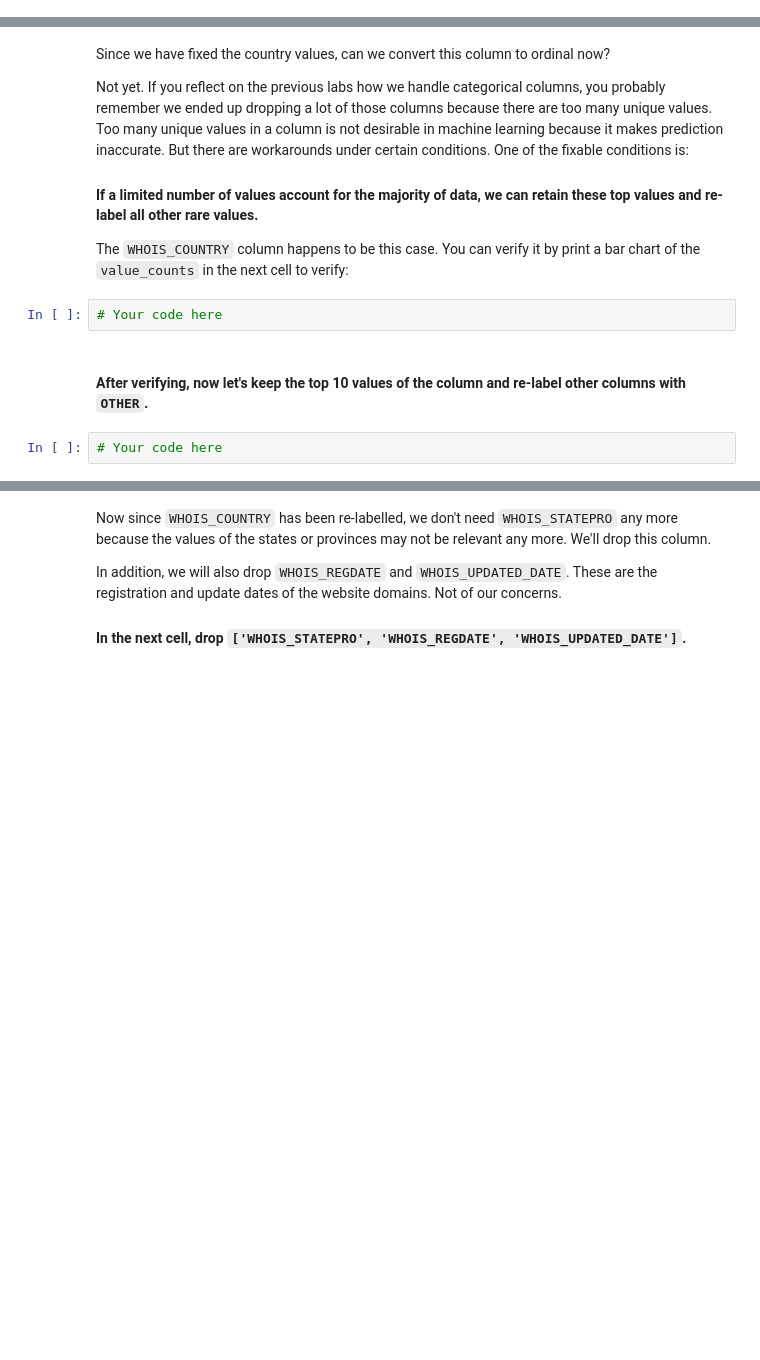
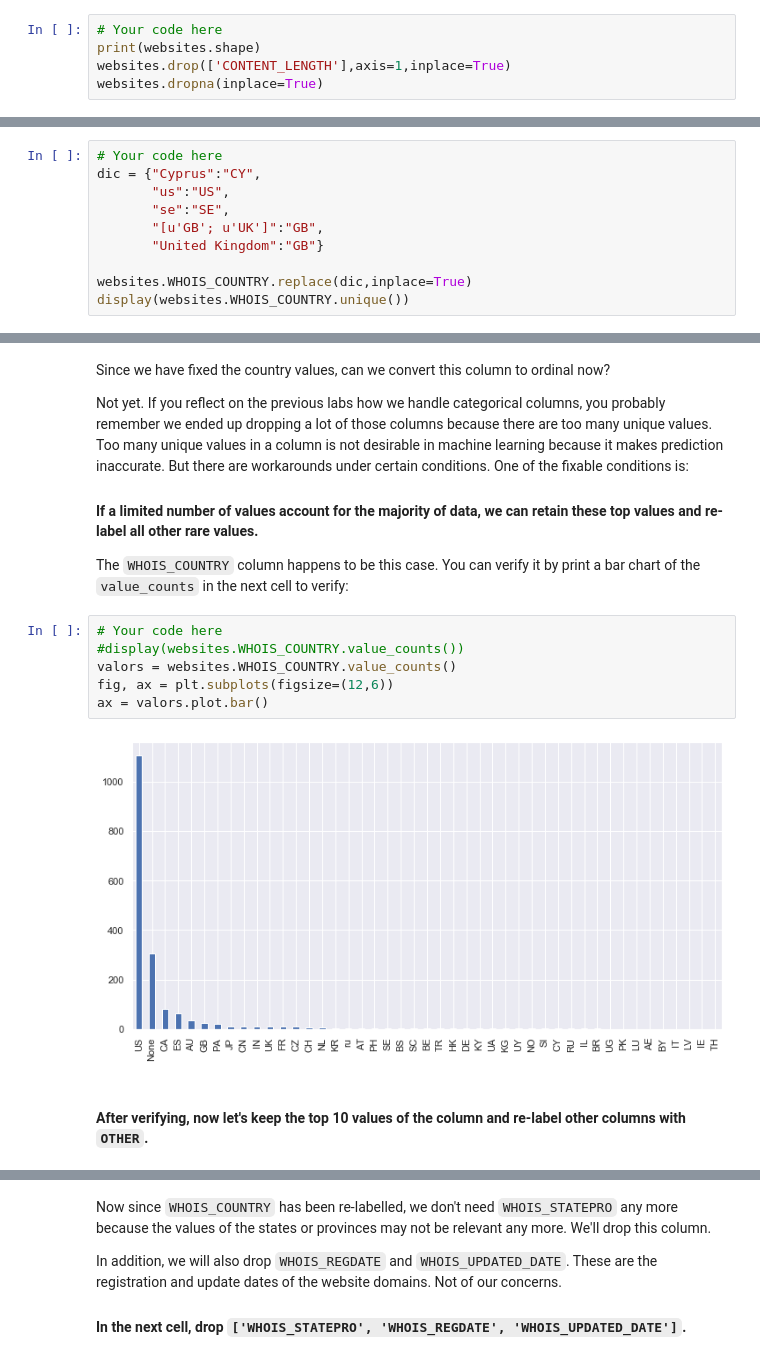
Before and after one commit to ironhack-datalabs/datamad0819, a Jupyter notebook: module-3/lab-supervised-learning/your-code/main.ipynb, the cells around one changed output, grey strips where cells are left out. Saved outputs shown, nothing was run; the diff lists cells and outputs as text; blank space fills up the shorter version.

```diff
--- a/module-3/lab-supervised-learning/your-code/main.ipynb
+++ b/module-3/lab-supervised-learning/your-code/main.ipynb
@@ -205,0 +220,5 @@ If you remember in the previous labs, we drop a column if the column contains a
+# %%
+# Your code here
+print(websites.shape)
+websites.drop(['CONTENT_LENGTH'],axis=1,inplace=True)
+websites.dropna(inplace=True)
@@ -236,0 +279,10 @@ How to handle string columns is always case by case. Let's start by working on `
+# %%
+# Your code here
+dic = {"Cyprus":"CY",
+       "us":"US",
+       "se":"SE",
+       "[u'GB'; u'UK']":"GB",
+       "United Kingdom":"GB"}
+
+websites.WHOIS_COUNTRY.replace(dic,inplace=True)
+display(websites.WHOIS_COUNTRY.unique())
@@ -242,9 +300,13 @@ Not yet. If you reflect on the previous labs how we handle categorical columns,
 #### If a limited number of values account for the majority of data, we can retain these top values and re-label all other rare values.
 
 The `WHOIS_COUNTRY` column happens to be this case. You can verify it by print a bar chart of the `value_counts` in the next cell to verify:
-# %%
-# Your code here
+# %%
+# Your code here
+#display(websites.WHOIS_COUNTRY.value_counts())
+valors = websites.WHOIS_COUNTRY.value_counts()
+fig, ax = plt.subplots(figsize=(12,6))
+ax = valors.plot.bar()
+# %% [output]
+[figure, added]
 # %% [markdown]
 #### After verifying, now let's keep the top 10 values of the column and re-label other columns with `OTHER`.
-# %%
-# Your code here
```
Also changed, not shown: parts of 40 cells of this notebook.
